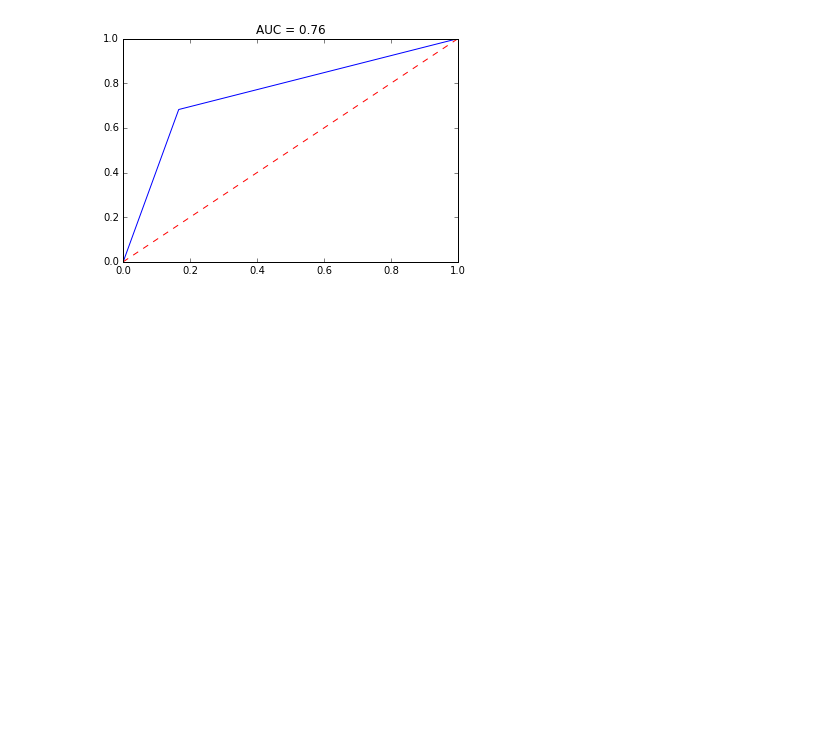
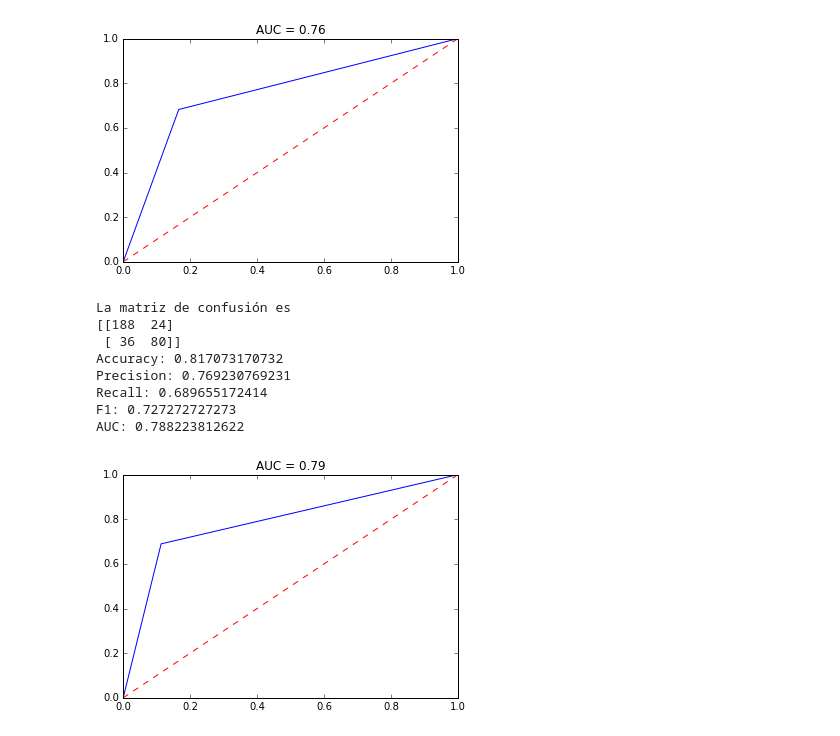
Before and after one commit to AntonioPL/Exercises, a Jupyter notebook: ML - Ejercicio1.ipynb, the cells around one changed output. Saved outputs shown, nothing was run; the diff lists cells and outputs as text; code cells hidden in the pictures; blank space fills up the shorter version.

```diff
--- a/ML - Ejercicio1.ipynb
+++ b/ML - Ejercicio1.ipynb
@@ -462,3 +503,17 @@ Recall: 0.682291666667
 F1: 0.703355704698
 AUC: 0.758231260469
 [figure]
+# %%
+y_pred     = classifier.predict(X_test)
+
+metricas_modelos(y_test, y_pred)
+# %% [output]
+La matriz de confusión es
+[[188  24]
+ [ 36  80]]
+Accuracy: 0.817073170732
+Precision: 0.769230769231
+Recall: 0.689655172414
+F1: 0.727272727273
+AUC: 0.788223812622
+[figure, added]
```
Also changed, not shown: parts of 22 cells of this notebook.
